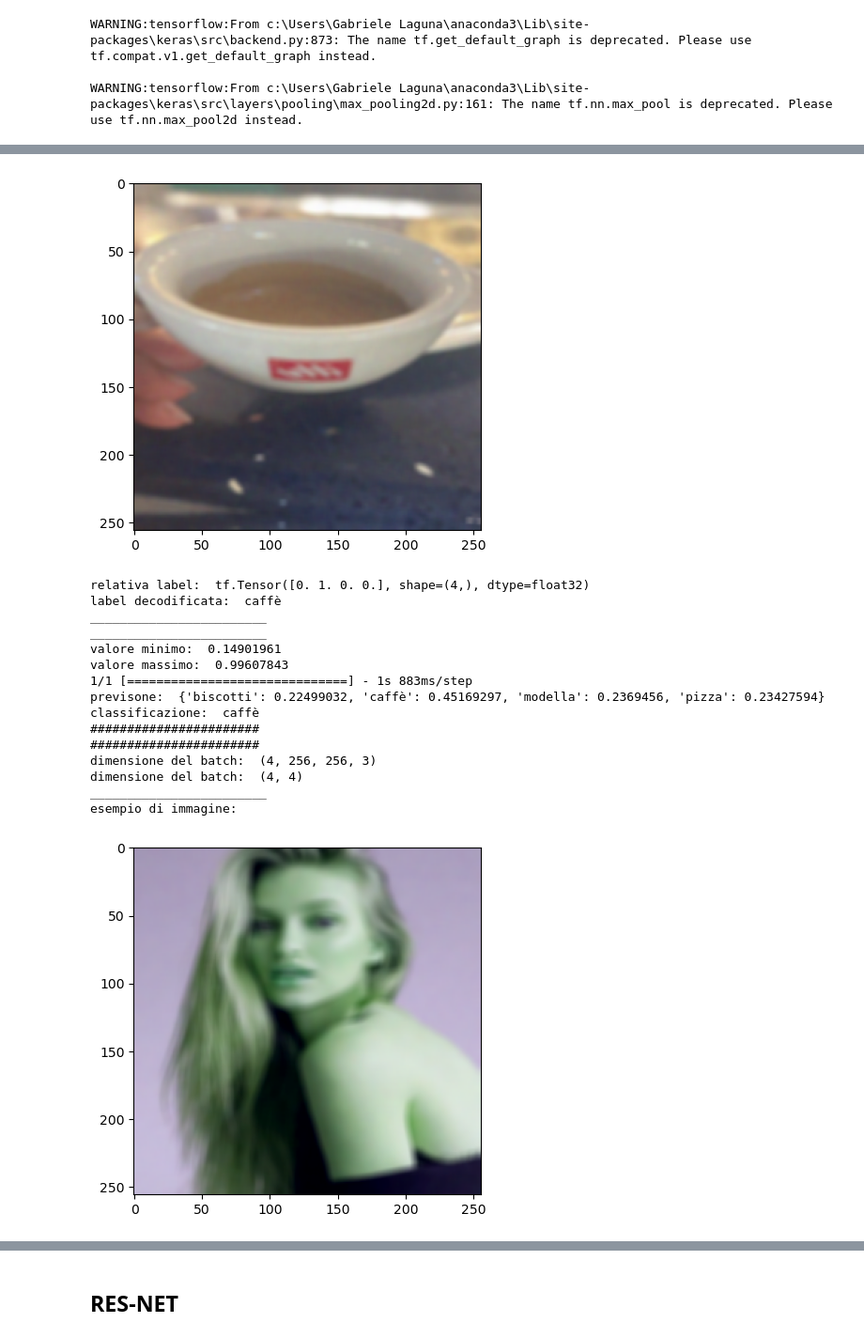
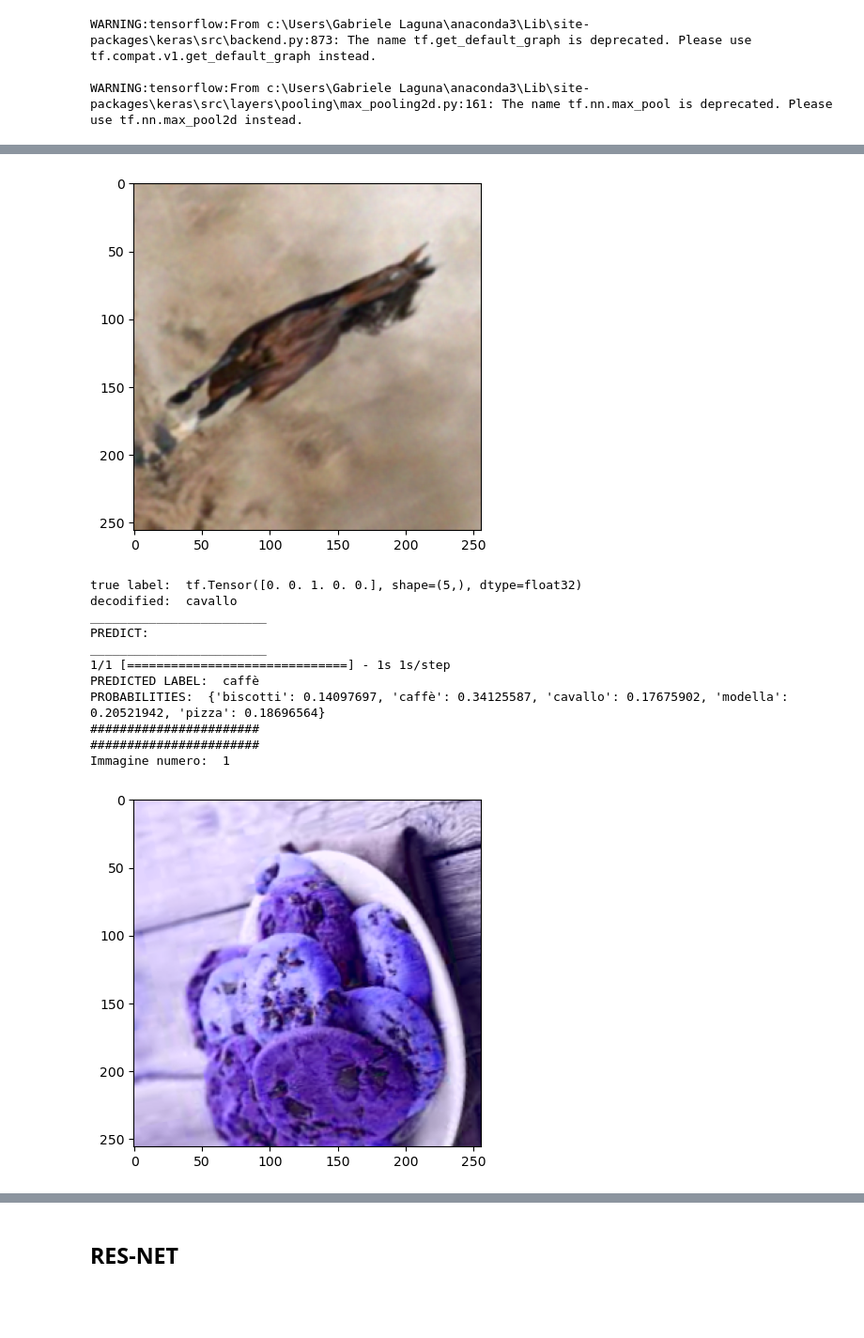
Before and after one commit to glag2/image_classification, a Jupyter notebook: classificazione.ipynb, the cells around one changed output, grey strips where cells are left out. Shown at 94% size. Cells and saved outputs as stored; diff of their text form; code cells hidden in the pictures; blank space fills up the shorter version.

```diff
--- a/classificazione.ipynb
+++ b/classificazione.ipynb
@@ -28,7 +30,7 @@ prima di tutto definiamo in automatico le classi tramite il nome delle cartelle
 cartella_data = "data"
 batch_size = 4
 augmentation = True
-dimensione_output = (256,256)
+dimensione_output = (512,512)
 
 # salvo il nome delle classi in una lista
 class_names = os.listdir(cartella_data)
@@ -307,12 +324,18 @@ with strategy.scope():
             Conv2D(128, 3, padding='same', activation='relu'),
             Conv2D(128, 3, padding='same', activation='relu'),
             MaxPooling2D(),
+            Conv2D(256, 3, padding='same', activation='relu'),
+            MaxPooling2D(),
             # uppart
             UpSampling2D(),
-            Dense(1024, activation='relu'),
-            Dense(512, activation='relu'),
-            Dense(256, activation='relu'),
-            Dense(128, activation='relu'),
+            Conv2D(256, 3, padding='same', activation='relu'),
+            UpSampling2D(),
+            Conv2D(128, 3, padding='same', activation='relu'),
+            Conv2D(128, 3, padding='same', activation='relu'),
+            UpSampling2D(),
+            Conv2D(64, 3, padding='same', activation='relu'),
+            Conv2D(64, 3, padding='same', activation='relu'),
+            UpSampling2D(),
             Dense(64, activation='relu'),
             Dense(len(class_names), activation='softmax'),  # lo strato dense con il n definisce il numero di neuroni, devono essere n_classi perchè abbiamo n_classi classi, e ritorna 1 valore per ogni classe nella terza dimensione delle label
             # siccome devo riestituire una singola label devo modificare l'output del modello da (batch_size, 256, 256,  n_classi) a (batch_size, n_classi)
@@ -349,5 +372,5 @@ Non-trainable params: 0 (0.00 Byte)
 _________________________________________________________________
 # %%
 with strategy.scope():
-    modello_convoluzionale.fit(x=trainset, epochs=1, validation_data=valset, initial_epoch=0)
+    modello_convoluzionale.fit(x=trainset, epochs=5, validation_data=valset, initial_epoch=0, class_weight=pesi)
 # %% [output]
@@ -354,27 +378,26 @@ with strategy.scope():
 WARNING:tensorflow:From c:\Users\Gabriele Laguna\anaconda3\Lib\site-packages\keras\src\utils\tf_utils.py:492: The name tf.ragged.RaggedTensorValue is deprecated. Please use tf.compat.v1.ragged.RaggedT ...
 # %%
 # test del modello
-for camera_batch, classi_batch in valset:
+for camera_batch, classi_batch in valset.take(1):
     print("dimensione del batch: ", camera_batch.shape)
     print("dimensione del batch: ", classi_batch.shape)
-    print("________________________")
-    print("esempio di immagine: ")
-    plt.imshow(camera_batch[0])
-    plt.show()
-    print("relativa label: ", classi_batch[0])
-    print("label decodificata: ", class_names[np.argmax(classi_batch[0])])
-    print("________________________")
-    print("________________________")
-    print("valore minimo: ", np.min(camera_batch[0]))
-    print("valore massimo: ", np.max(camera_batch[0]))
-
-    previsone = modello_convoluzionale.predict(camera_batch)
-    probabilità_per_classe = {}
-    for i, classe in enumerate(class_names):
-        probabilità_per_classe[classe] = previsone[0][i]
-    print("previsone: ", probabilità_per_classe)
-    print("classificazione: ", class_names[np.argmax(previsone[0])])
-    print("#######################")
-    print("#######################")
+    print("------------------------")
+    for i,immagine in enumerate(camera_batch):
+        print("#######################")
+        print("Immagine numero: ", i)
+        plt.imshow(immagine)
+        plt.show()
+        print("true label: ", classi_batch[i])
+        print("decodified: ", class_names[np.argmax(classi_batch[i])])
+        print("________________________")
+        print("PREDICT: ")
+        print("________________________")
+        previsone = modello_convoluzionale.predict(np.array([immagine]))
+        probabilità_per_classe = {}
+        for i, classe in enumerate(class_names):
+            probabilità_per_classe[classe] = previsone[0][i]
+        print("PREDICTED LABEL: ", class_names[np.argmax(previsone[0])])
+        print("PROBABILITIES: ", probabilità_per_classe)
+        print("#######################")
 # %% [output]
 dimensione del batch:  (4, 256, 256, 3)
@@ -384,17 +408,13 @@ esempio di immagine:
-[figure, old version]
+[figure, new version]
-relativa label:  tf.Tensor([0. 1. 0. 0.], shape=(4,), dtype=float32)
-label decodificata:  caffè
+true label:  tf.Tensor([0. 0. 1. 0. 0.], shape=(5,), dtype=float32)
+decodified:  cavallo
 ________________________
+PREDICT:
 ________________________
-valore minimo:  0.14901961
-valore massimo:  0.99607843
-1/1 [==============================] - 1s 883ms/step
-previsone:  {'biscotti': 0.22499032, 'caffè': 0.45169297, 'modella': 0.2369456, 'pizza': 0.23427594}
-classificazione:  caffè
+1/1 [==============================] - 1s 1s/step
+PREDICTED LABEL:  caffè
+PROBABILITIES:  {'biscotti': 0.14097697, 'caffè': 0.34125587, 'cavallo': 0.17675902, 'modella': 0.20521942, 'pizza': 0.18696564}
 #######################
 #######################
-dimensione del batch:  (4, 256, 256, 3)
-dimensione del batch:  (4, 4)
-________________________
-esempio di immagine:
+Immagine numero:  1
-[figure, old version]
+[figure, new version]
```
Also changed, not shown: parts of 15 cells of this notebook.
